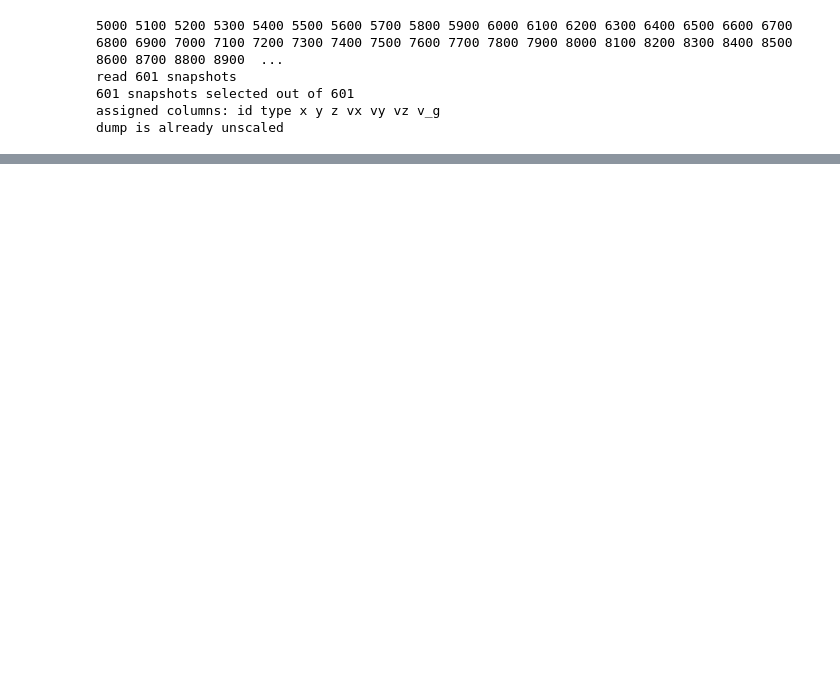
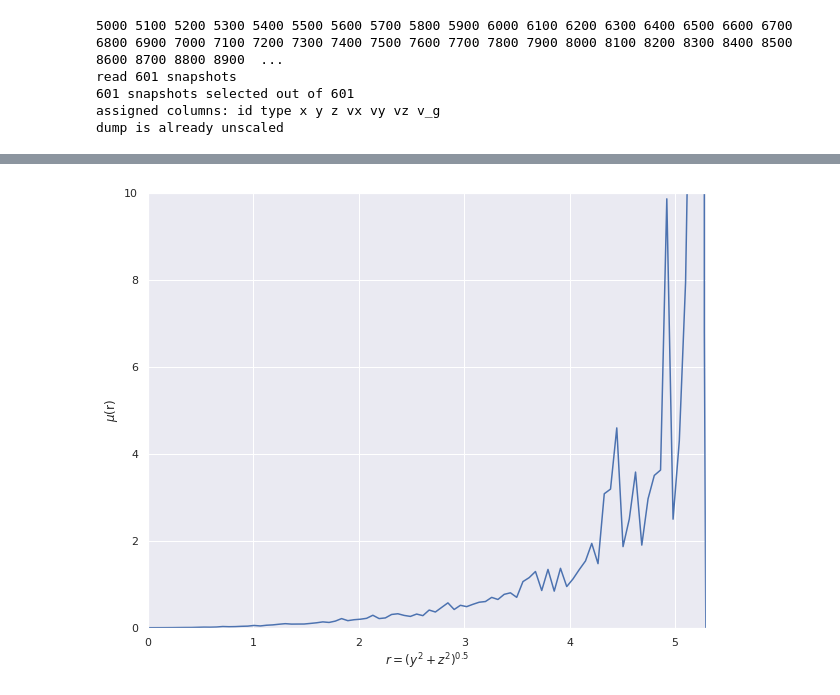
Before and after one commit to auduntre/FYS4460, a Jupyter notebook: Project2/task_h/task_h.ipynb, the cells around one changed output, grey strips where cells are left out. Cells and saved outputs as stored; diff of their text form; code cells hidden in the pictures; blank space fills up the shorter version.

```diff
--- a/Project2/task_h/task_h.ipynb
+++ b/Project2/task_h/task_h.ipynb
@@ -98,0 +116,9 @@ show()
+# %%
+plot(bin_r, mu)
+xlabel('$r=(y^2+z^2)^{0.5}$')
+ylabel('$\mu$(r)')
+ylim(0 , 10)
+xlim(0 , 5.29)
+show()
+# %% [output]
+[figure, added]
```
Also changed, not shown: parts of 7 cells of this notebook.
